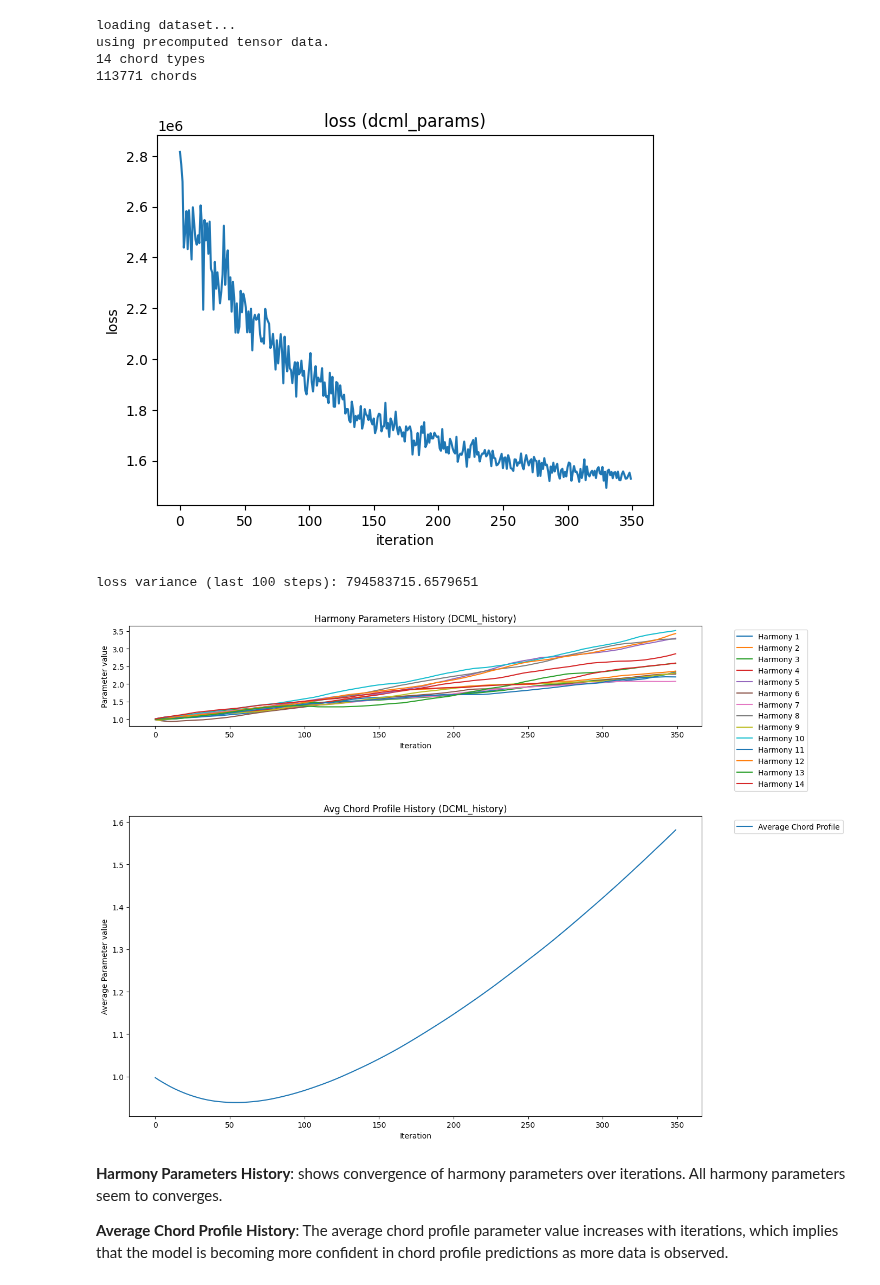
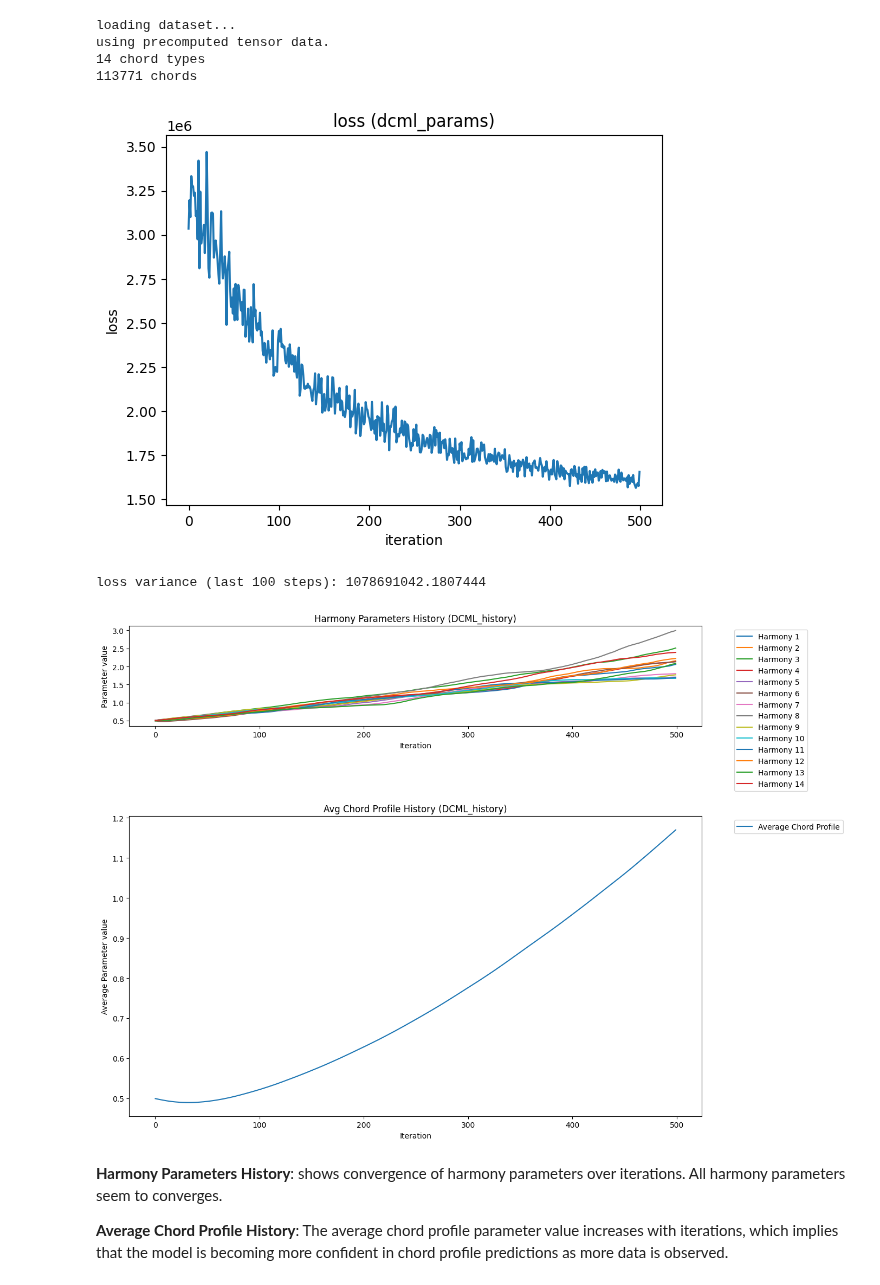
Before and after one commit to Urukat/Master-Thesis-AI, a Jupyter notebook: simplified_prototype.ipynb, the cells around one changed output. Cells and saved outputs as stored; diff of their text form; code cells hidden in the pictures.

```diff
--- a/simplified_prototype.ipynb
+++ b/simplified_prototype.ipynb
@@ -156,12 +153,12 @@ def simplified_chord_model(npcs, nharmonies, data, subsamples=500, **kwargs):
 def simplified_chord_guide(npcs, nharmonies, data, subsamples=500, **kwargs):
     # no need to guide observed variables like pitches and number of notes
     # for the distribution of the harmonies
-    alpha_h = pyro.param('alpha_h', torch.ones(nharmonies, device=device), constraint=constraints.positive)
+    alpha_h = pyro.param('alpha_h', torch.ones(nharmonies, device=device) * 0.5, constraint=constraints.positive)
     pyro.sample('p_harmony', dist.Dirichlet(alpha_h))
 
     # for the chord profiles
     with pyro.plate('harmonies', nharmonies):
-        alpha_phi = pyro.param('alpha_phi', torch.ones([nharmonies, npcs], device=device), constraint=constraints.positive)
+        alpha_phi = pyro.param('alpha_phi', torch.ones([nharmonies, npcs], device=device) * 0.5, constraint=constraints.positive)
         pyro.sample('chord_profiles', dist.Dirichlet(alpha_phi))
 
     # for the chord types
@@ -375,16 +372,16 @@ using precomputed tensor data.
 # %%
 # Run the optimization
 dcml_params, dcml_harmony_history, dcml_chord_profile_history = infer_posteriors(obs=dcml_obs, init=dcml_init,
                                                                        nharmonies=len(dcml_chordtypes),
-                                                                       npcs=npcs, nsteps=350, subsamples=None,
+                                                                       npcs=npcs, nsteps=500, subsamples=None,
                                                                        particles=1, save_as="dcml_params")
 # %% [output]
-[figure, old version]
+[figure, new version]
-loss variance (last 100 steps): 794583715.6579651
+loss variance (last 100 steps): 1078691042.1807444
 # %%
 plot_histories("DCML_history", dcml_harmony_history, dcml_chord_profile_history)
 # %% [output]
-[figure, old version]
+[figure, new version]
 # %% [markdown]
 **Harmony Parameters History**: shows convergence of harmony parameters over iterations. All harmony parameters seem to converges.
 
```
Also changed, not shown: parts of 3 cells of this notebook.
